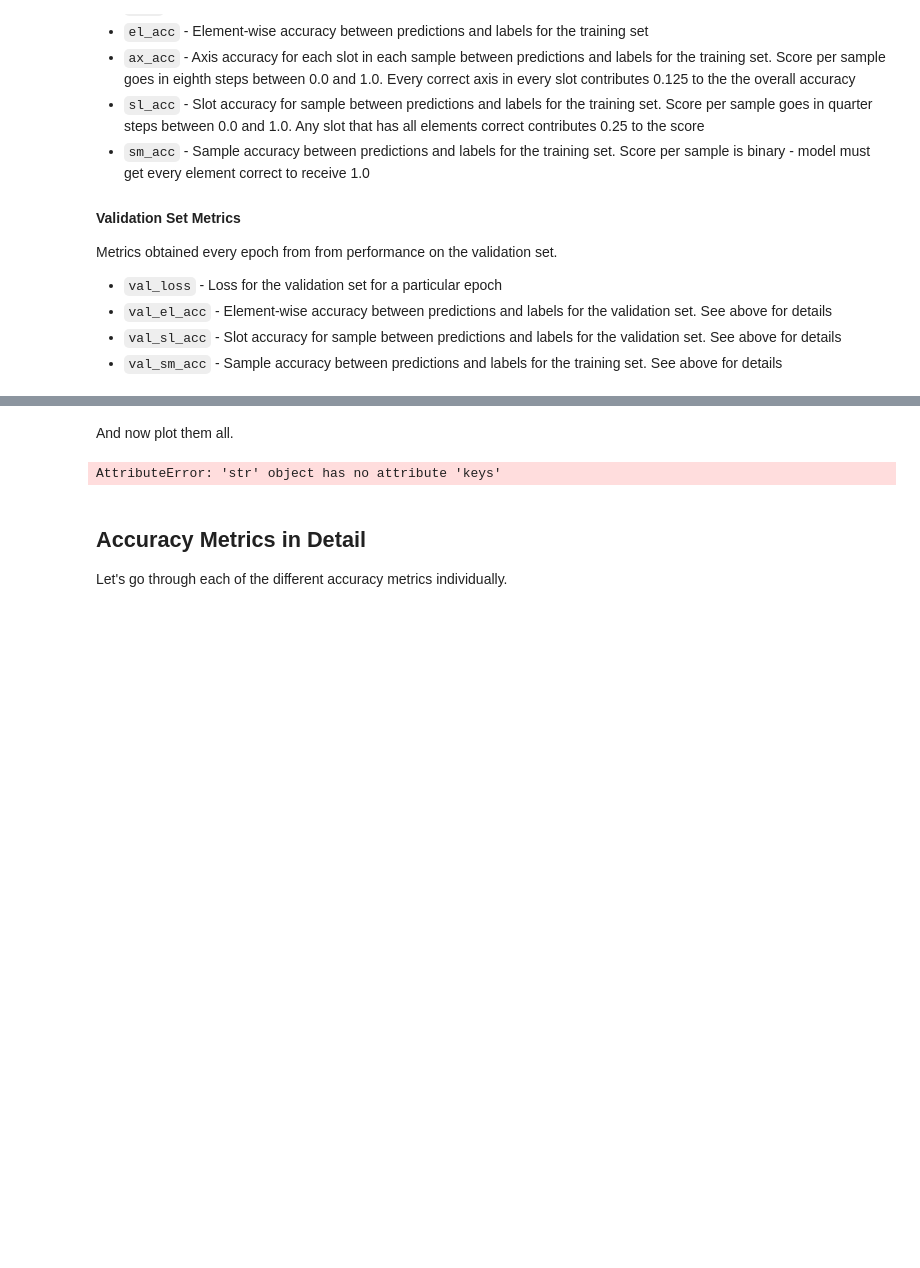
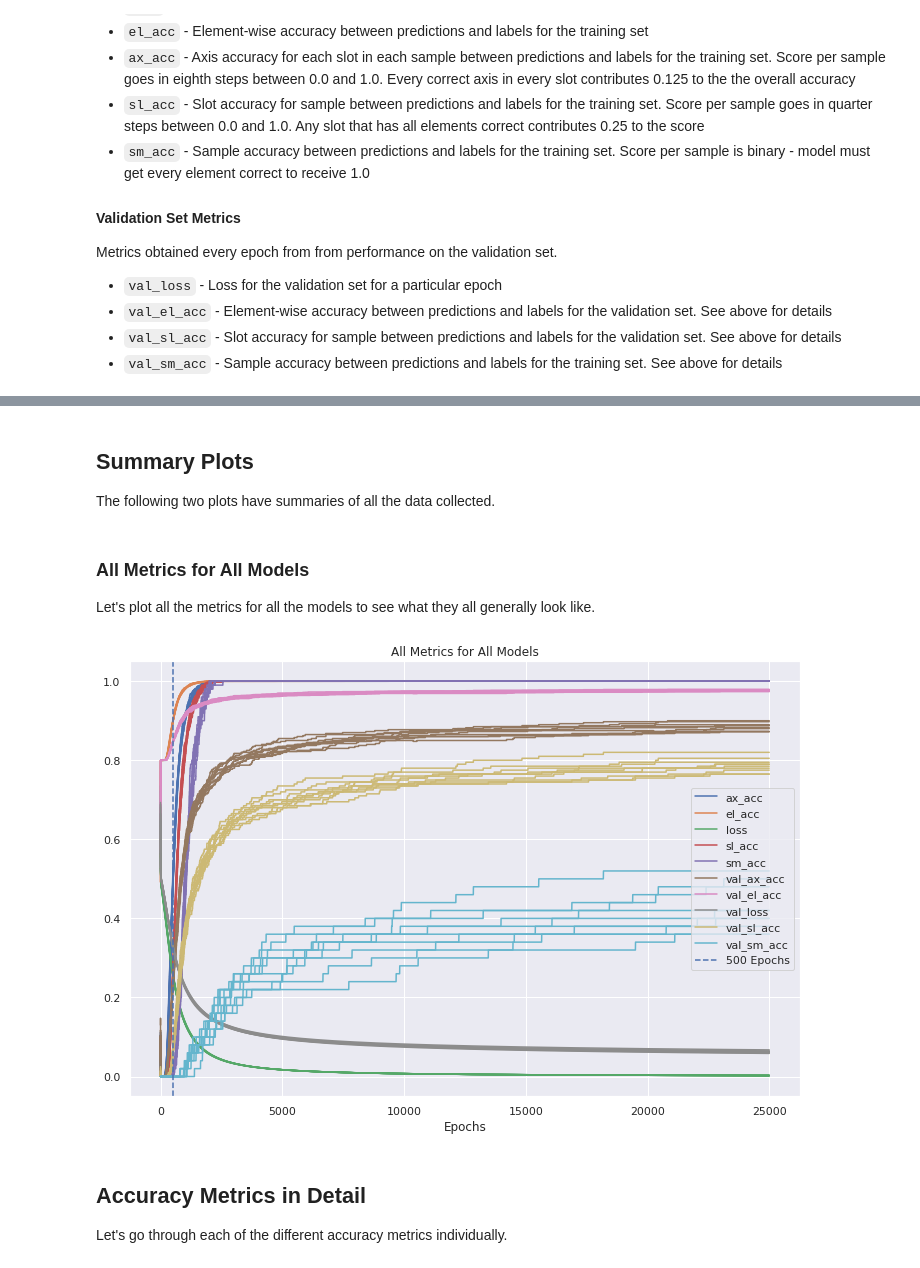
Before and after one commit to apra93/leabra-tf, a Jupyter notebook: docs/source/notebooks/0.3.1-Comparing-Accuracy-Metrics.ipynb, the cells around one changed output, grey strips where cells are left out. Saved outputs shown, nothing was run; the diff lists cells and outputs as text; code cells hidden in the pictures; blank space fills up the shorter version.

Commit message:
nb-0.3.1: Finished making almost all the plots.

```diff
--- a/docs/source/notebooks/0.3.1-Comparing-Accuracy-Metrics.ipynb
+++ b/docs/source/notebooks/0.3.1-Comparing-Accuracy-Metrics.ipynb
@@ -155,6 +155,8 @@ N_OUTPUTS = STACK * SIZE * DIMS
 N_UPDATES = 5
 # Which device to train on
 TF_DEVICE = '/cpu:0'
+# Number of models to train with
+N_MODELS = 10
 # %% [markdown]
 ## Background
 
@@ -393,8 +395,8 @@ The last thing to do is encapsulate everything into one
 # %%
 %%time
 sess = new_session()
-metrics_ = []
-for i in range(10):
+metrics = []
+for i in range(N_MODELS):
     print('Starting training for model {0}...'.format(i))
     metrics.append(train_or_model(sess, epochs=50*EPOCHS, n_updates=1))
     print('Completed training for model {0}!\n'.format(i))
@@ -419,3 +425,7 @@ Wall time: 11h 19min 5s
+# %%
+from leabratf.constants import DIR_LOGS
+
+metrics_df = pd.read_csv(str(DIR_LOGS / '10_models_25000_epochs.csv'), index_col=0)
 # %% [markdown]
 ## Plotting the Metrics
 
@@ -425,27 +432,0 @@ print(1)
-# %%
-from leabratf.utils import as_list
-
-def plot_metrics(metrics_inp, metrics=None, epochs=None):
-    import ipdb;ipdb.set_trace()
-    metrics_list = [metrics_inp] if isinstance(metrics_inp, dict) else list(metrics_inp)
-    for metrics_dict in metrics_list:
-        # Keep this working for keras
-        metrics_dict = metrics_dict if not hasattr(metrics_dict, 'history') else metrics_dict.history
-        # What metrics to plot
-        metrics = metrics or metrics_dict.keys()
-        # How many epochs to plot
-        if not epochs:
-            len_metrics = [len(val) for val in metrics_dict.values()]
-            assert all(l == len_metrics[0] for l in len_metrics), 'Metrics have different lengths'
-            epochs = len_metrics[0]
-        # Plot each metric
-        for key in metrics:
-            plt.plot(metrics_dict[key][:epochs], label=key)
-    plt.title('Training History')
-    plt.xlabel('Epochs')
-    if epochs > EPOCHS:
-        plt.axvline(EPOCHS, linestyle='--', label='500 Epochs')
-    plt.legend()
-
-plot_metrics(metrics)
-plt.show()
@@ -481,10 +506,17 @@ metrics_ave = {key:np.mean([model[key] for model in metrics], axis=0) for key in
-# %% [markdown]
-And now plot them all.
-# %%
-plot_metrics(metrics_ave)
-plt.show()
-# %% [output]
-AttributeError: 'str' object has no attribute 'keys'
+# %% [markdown]
+## Summary Plots
+
+The following two plots have summaries of all the data collected.
+# %% [markdown]
+### All Metrics for All Models
+
+Let's plot all the metrics for all the models to see what they all generally look like.
+# %%
+plot_metrics(metrics_df,
+             title='All Metrics for All Models')
+plt.show()
+# %% [output]
+[figure, added]
 # %% [markdown]
 ## Accuracy Metrics in Detail
 
```
Also changed, not shown: parts of 19 cells of this notebook.
